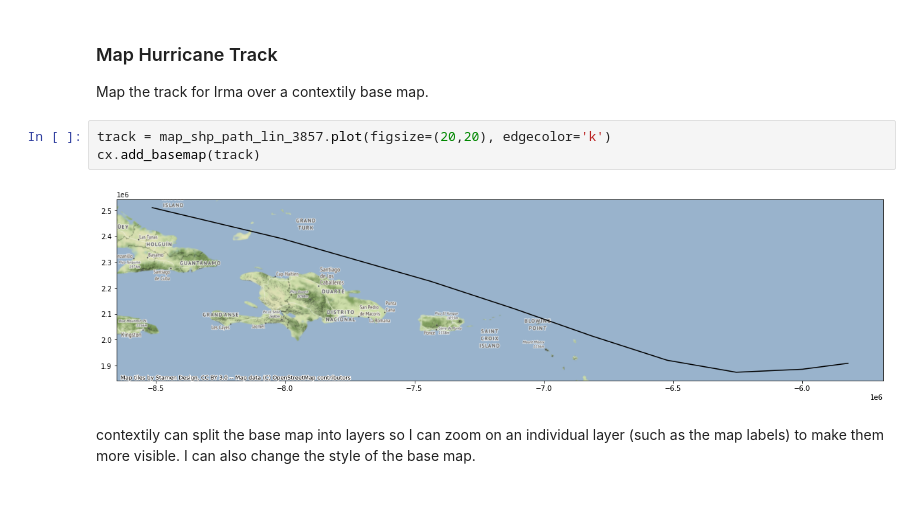
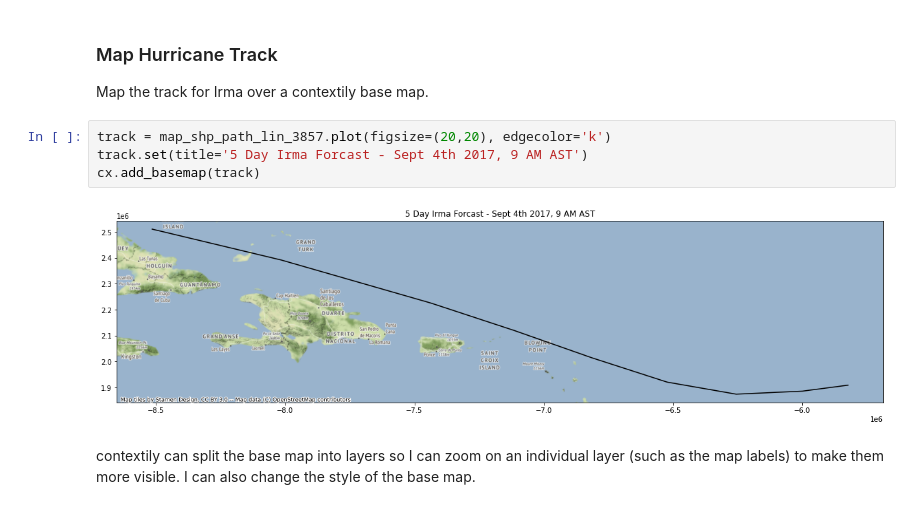
Before and after one commit to Chelsea-Miller/Irma_Map, a Jupyter notebook: Hurricane Irma Map.ipynb, the cells around one changed output. Saved outputs shown, nothing was run; the diff lists cells and outputs as text.

```diff
--- a/Hurricane Irma Map.ipynb
+++ b/Hurricane Irma Map.ipynb
@@ -89,9 +90,10 @@ map_shp_path_pts_3857 = map_shp_path_pts.to_crs(epsg=3857)
 Map the track for Irma over a contextily base map.
 # %%
 track = map_shp_path_lin_3857.plot(figsize=(20,20), edgecolor='k')
+track.set(title='5 Day Irma Forcast - Sept 4th 2017, 9 AM AST')
 cx.add_basemap(track)
 # %% [output]
-[figure, old version]
+[figure, new version]
 # %% [markdown]
 contextily can split the base map into layers so I can zoom on an individual layer (such as the map labels) to make them more visible. I can also change the style of the base map.
 # %%
```
Also changed, not shown: parts of 8 cells of this notebook, 1 other file.
